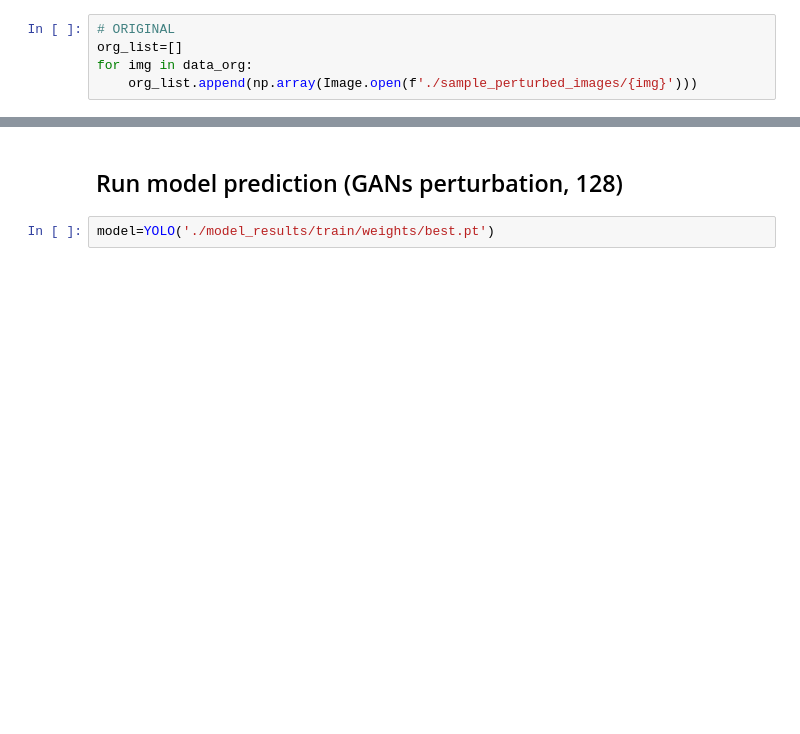
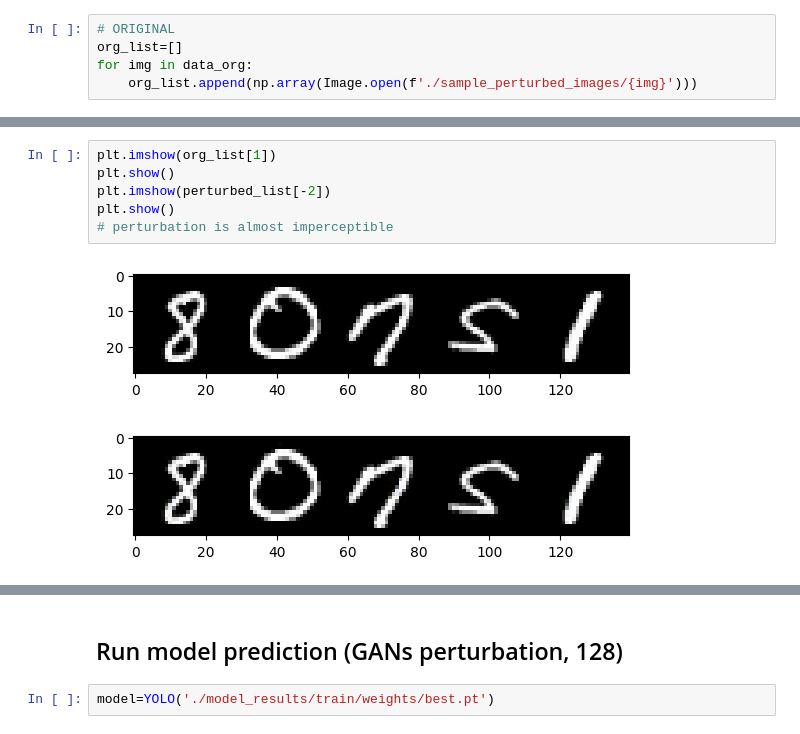
Before and after one commit to d-guo/e6998-5_final_project, a Jupyter notebook: run_yolo_inference.ipynb, the cells around one changed output, grey strips where cells are left out. Drawn from its saved outputs; the diff is of its cells as text; blank space fills up the shorter version.

```diff
--- a/run_yolo_inference.ipynb
+++ b/run_yolo_inference.ipynb
@@ -132,3 +132,12 @@ plt.show()
+# %%
+plt.imshow(org_list[1])
+plt.show()
+plt.imshow(perturbed_list[-2])
+plt.show()
+# perturbation is almost imperceptible
+# %% [output]
+[figure, added]
+[figure, added]
 # %%
 np.sum(perturbed_list[-1]!=org_list[0])/np.sum(org_list[0]==org_list[0])
 # %% [output]
```
Also changed, not shown: parts of 11 cells of this notebook.
